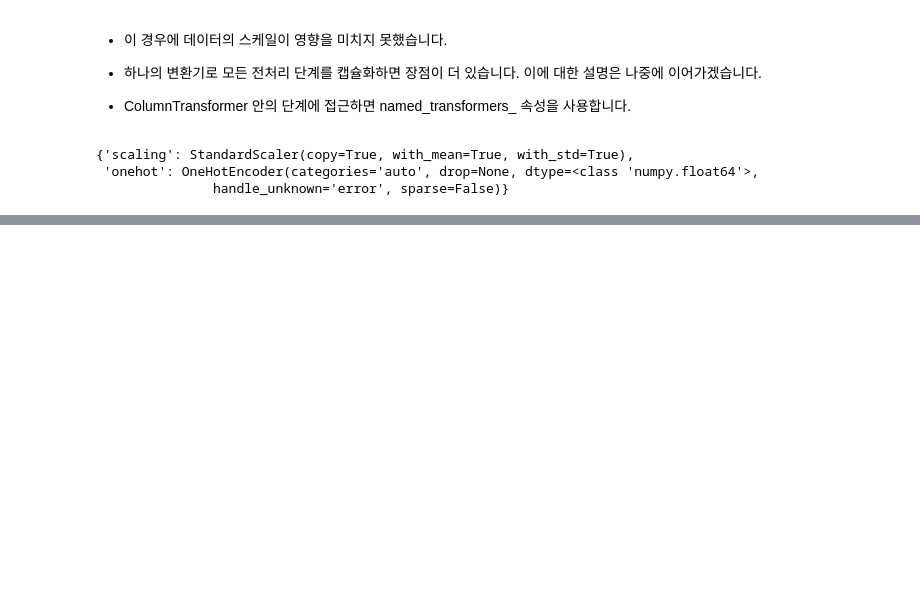
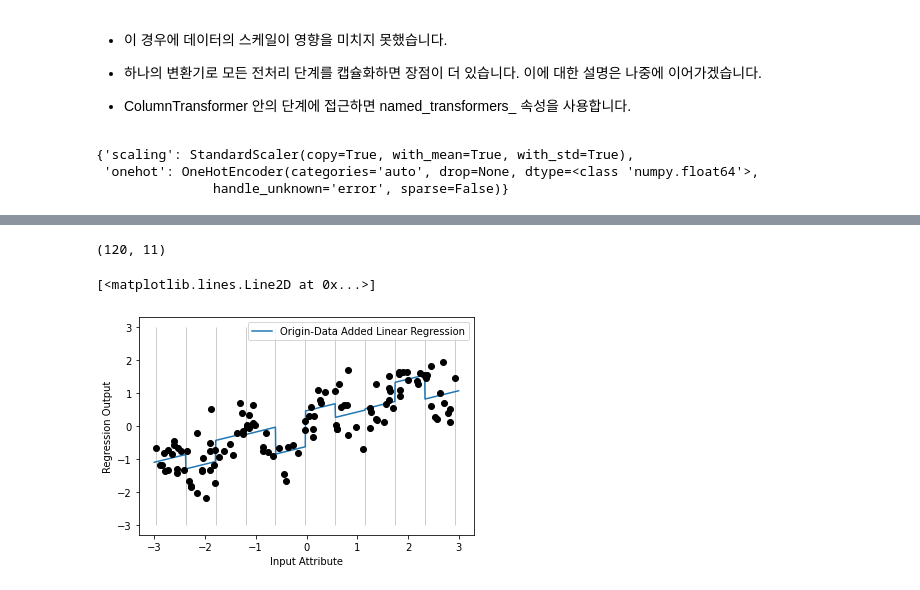
Before and after one commit to myeonghan-nim/introduction-to-marchine-learning-with-python, a Jupyter notebook: chapter04. data expression and characteristic engineering.ipynb, the cells around one changed output, grey strips where cells are left out. Cells and saved outputs as stored; diff of their text form; code cells hidden in the pictures; blank space fills up the shorter version.

Commit message:
study chapter04. data expression and characteristic engineering

```diff
--- a/chapter04. data expression and characteristic engineering.ipynb
+++ b/chapter04. data expression and characteristic engineering.ipynb
@@ -376,0 +544,19 @@ ct.named_transformers_
+# %%
+X_combined = np.hstack([X, X_binned])
+print(X_combined.shape)
+# %% [output]
+(120, 11)
+# %%
+reg = LinearRegression().fit(X_combined, y)
+
+line_combined = np.hstack([line, line_binned])
+plt.plot(line, reg.predict(line_combined), label='Origin-Data Added Linear Regression')
+
+plt.vlines(kb.bin_edges_[0], -3, 3, linewidth=1, alpha=0.2)
+plt.legend(loc='best')
+plt.xlabel('Input Attribute')
+plt.ylabel('Regression Output')
+plt.plot(X[:, 0], y, 'o', c='k')
+# %% [output]
+[<matplotlib.lines.Line2D at 0x...>]
+[figure, added]
```
Also changed, not shown: parts of 63 cells of this notebook.
